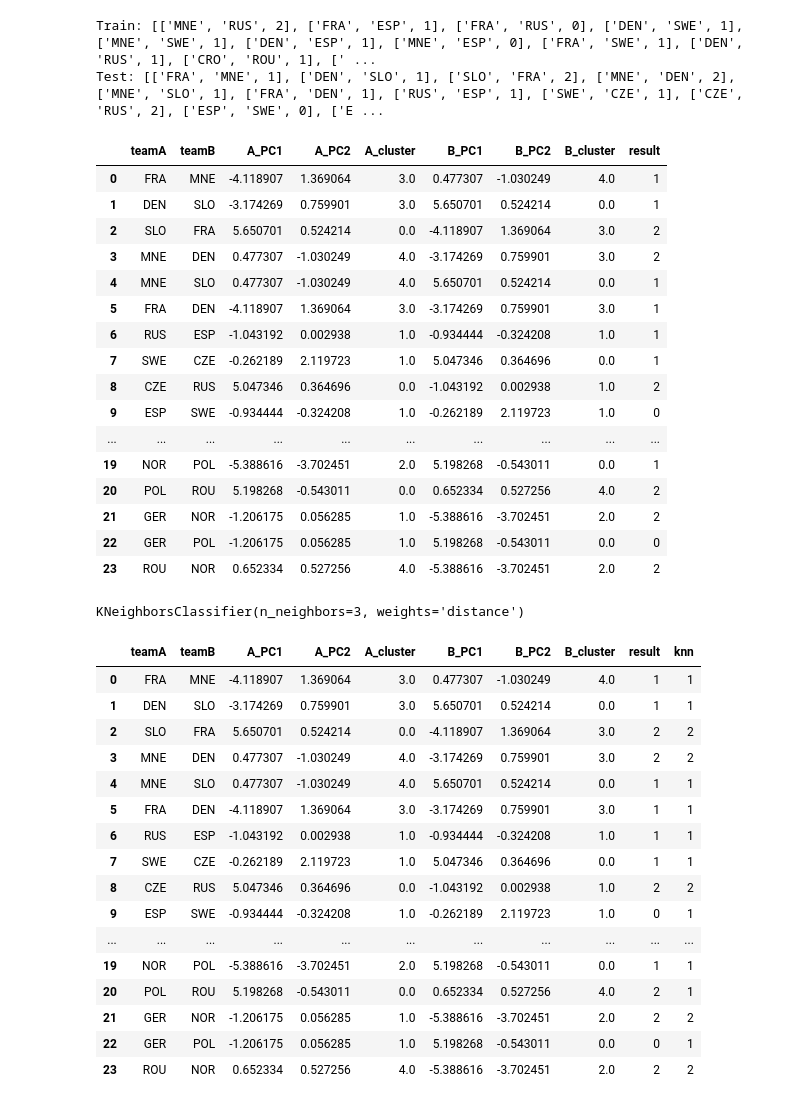
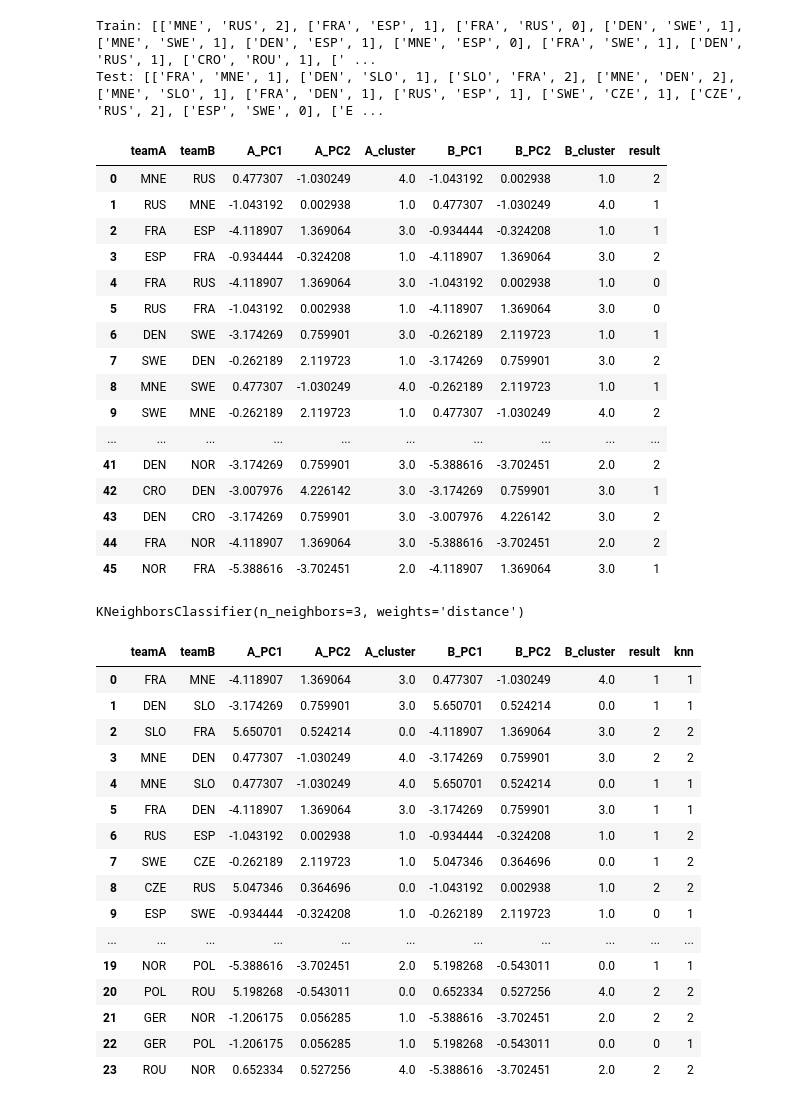
Before and after one commit to AlbertoVelascoMata/course.dsi, a Jupyter notebook: notebooks/Prediction_Testing.ipynb, the cells around one changed output. Saved outputs shown, nothing was run; the diff lists cells and outputs as text; code cells hidden in the pictures.

```diff
--- a/notebooks/Prediction_Testing.ipynb
+++ b/notebooks/Prediction_Testing.ipynb
@@ -311,7 +311,7 @@ Test: [['FRA', 'MNE', 1], ['DEN', 'SLO', 1], ['SLO', 'FRA', 2], ['MNE', 'DEN', 2
 # %%
 team_features = ['PC1', 'PC2', 'cluster']
 
-def generate_data(matches, teams_df):
+def generate_data(matches, teams_df, augment=False):
     data = []
     for match in matches:
         teamA, teamB, result = match
@@ -320,32 +320,38 @@ def generate_data(matches, teams_df):
         teamB_data = teams_df.loc[teams_df['Team'] == teamB][team_features].values.tolist()[0]
 
         data.append([teamA, teamB, *teamA_data, *teamB_data, result])
+        if augment:
+            data.append([
+                teamB, teamA,
+                *teamB_data, *teamA_data,
+                {0: 0, 1: 2, 2: 1}[result]
+            ])
 
     return pd.DataFrame(data=data,
                         columns=['teamA', 'teamB', *[f'A_{f}' for f in team_features], *[f'B_{f}' for f in team_features], 'result'])
 # %%
-train_df = generate_data(train_matches, teams_df)
+train_df = generate_data(train_matches, teams_df, augment=True)
 test_df = generate_data(test_matches, teams_df)
 
-test_df
+train_df
 # %% [output]
 |  | teamA | teamB | A_PC1 | A_PC2 | A_cluster | B_PC1 | B_PC2 | B_cluster | result |
-| 0 | FRA | MNE | -4.118907 | 1.369064 | 3.0 | 0.477307 | -1.030249 | 4.0 | 1 |
-| 1 | DEN | SLO | -3.174269 | 0.759901 | 3.0 | 5.650701 | 0.524214 | 0.0 | 1 |
-| 2 | SLO | FRA | 5.650701 | 0.524214 | 0.0 | -4.118907 | 1.369064 | 3.0 | 2 |
-| 3 | MNE | DEN | 0.477307 | -1.030249 | 4.0 | -3.174269 | 0.759901 | 3.0 | 2 |
-| 4 | MNE | SLO | 0.477307 | -1.030249 | 4.0 | 5.650701 | 0.524214 | 0.0 | 1 |
-| 5 | FRA | DEN | -4.118907 | 1.369064 | 3.0 | -3.174269 | 0.759901 | 3.0 | 1 |
-| 6 | RUS | ESP | -1.043192 | 0.002938 | 1.0 | -0.934444 | -0.324208 | 1.0 | 1 |
-| 7 | SWE | CZE | -0.262189 | 2.119723 | 1.0 | 5.047346 | 0.364696 | 0.0 | 1 |
-| 8 | CZE | RUS | 5.047346 | 0.364696 | 0.0 | -1.043192 | 0.002938 | 1.0 | 2 |
-| 9 | ESP | SWE | -0.934444 | -0.324208 | 1.0 | -0.262189 | 2.119723 | 1.0 | 0 |
+| 0 | MNE | RUS | 0.477307 | -1.030249 | 4.0 | -1.043192 | 0.002938 | 1.0 | 2 |
+| 1 | RUS | MNE | -1.043192 | 0.002938 | 1.0 | 0.477307 | -1.030249 | 4.0 | 1 |
+| 2 | FRA | ESP | -4.118907 | 1.369064 | 3.0 | -0.934444 | -0.324208 | 1.0 | 1 |
+| 3 | ESP | FRA | -0.934444 | -0.324208 | 1.0 | -4.118907 | 1.369064 | 3.0 | 2 |
+| 4 | FRA | RUS | -4.118907 | 1.369064 | 3.0 | -1.043192 | 0.002938 | 1.0 | 0 |
+| 5 | RUS | FRA | -1.043192 | 0.002938 | 1.0 | -4.118907 | 1.369064 | 3.0 | 0 |
+| 6 | DEN | SWE | -3.174269 | 0.759901 | 3.0 | -0.262189 | 2.119723 | 1.0 | 1 |
+| 7 | SWE | DEN | -0.262189 | 2.119723 | 1.0 | -3.174269 | 0.759901 | 3.0 | 2 |
+| 8 | MNE | SWE | 0.477307 | -1.030249 | 4.0 | -0.262189 | 2.119723 | 1.0 | 1 |
+| 9 | SWE | MNE | -0.262189 | 2.119723 | 1.0 | 0.477307 | -1.030249 | 4.0 | 2 |
 | ... | ... | ... | ... | ... | ... | ... | ... | ... | ... |
-| 19 | NOR | POL | -5.388616 | -3.702451 | 2.0 | 5.198268 | -0.543011 | 0.0 | 1 |
-| 20 | POL | ROU | 5.198268 | -0.543011 | 0.0 | 0.652334 | 0.527256 | 4.0 | 2 |
-| 21 | GER | NOR | -1.206175 | 0.056285 | 1.0 | -5.388616 | -3.702451 | 2.0 | 2 |
-| 22 | GER | POL | -1.206175 | 0.056285 | 1.0 | 5.198268 | -0.543011 | 0.0 | 0 |
-| 23 | ROU | NOR | 0.652334 | 0.527256 | 4.0 | -5.388616 | -3.702451 | 2.0 | 2 |
+| 41 | DEN | NOR | -3.174269 | 0.759901 | 3.0 | -5.388616 | -3.702451 | 2.0 | 2 |
+| 42 | CRO | DEN | -3.007976 | 4.226142 | 3.0 | -3.174269 | 0.759901 | 3.0 | 1 |
+| 43 | DEN | CRO | -3.174269 | 0.759901 | 3.0 | -3.007976 | 4.226142 | 3.0 | 2 |
+| 44 | FRA | NOR | -4.118907 | 1.369064 | 3.0 | -5.388616 | -3.702451 | 2.0 | 2 |
+| 45 | NOR | FRA | -5.388616 | -3.702451 | 2.0 | -4.118907 | 1.369064 | 3.0 | 1 |
 # %%
 from sklearn import neighbors
 clf = neighbors.KNeighborsClassifier(3, weights='distance')
@@ -366,13 +372,13 @@ pred_df
 | 3 | MNE | DEN | 0.477307 | -1.030249 | 4.0 | -3.174269 | 0.759901 | 3.0 | 2 | 2 |
 | 4 | MNE | SLO | 0.477307 | -1.030249 | 4.0 | 5.650701 | 0.524214 | 0.0 | 1 | 1 |
 | 5 | FRA | DEN | -4.118907 | 1.369064 | 3.0 | -3.174269 | 0.759901 | 3.0 | 1 | 1 |
-| 6 | RUS | ESP | -1.043192 | 0.002938 | 1.0 | -0.934444 | -0.324208 | 1.0 | 1 | 1 |
-| 7 | SWE | CZE | -0.262189 | 2.119723 | 1.0 | 5.047346 | 0.364696 | 0.0 | 1 | 1 |
+| 6 | RUS | ESP | -1.043192 | 0.002938 | 1.0 | -0.934444 | -0.324208 | 1.0 | 1 | 2 |
+| 7 | SWE | CZE | -0.262189 | 2.119723 | 1.0 | 5.047346 | 0.364696 | 0.0 | 1 | 2 |
 | 8 | CZE | RUS | 5.047346 | 0.364696 | 0.0 | -1.043192 | 0.002938 | 1.0 | 2 | 2 |
 | 9 | ESP | SWE | -0.934444 | -0.324208 | 1.0 | -0.262189 | 2.119723 | 1.0 | 0 | 1 |
 | ... | ... | ... | ... | ... | ... | ... | ... | ... | ... | ... |
 | 19 | NOR | POL | -5.388616 | -3.702451 | 2.0 | 5.198268 | -0.543011 | 0.0 | 1 | 1 |
-| 20 | POL | ROU | 5.198268 | -0.543011 | 0.0 | 0.652334 | 0.527256 | 4.0 | 2 | 1 |
+| 20 | POL | ROU | 5.198268 | -0.543011 | 0.0 | 0.652334 | 0.527256 | 4.0 | 2 | 2 |
 | 21 | GER | NOR | -1.206175 | 0.056285 | 1.0 | -5.388616 | -3.702451 | 2.0 | 2 | 2 |
 | 22 | GER | POL | -1.206175 | 0.056285 | 1.0 | 5.198268 | -0.543011 | 0.0 | 0 | 1 |
 | 23 | ROU | NOR | 0.652334 | 0.527256 | 4.0 | -5.388616 | -3.702451 | 2.0 | 2 | 2 |
```
Also changed, not shown: parts of 20 cells of this notebook.
